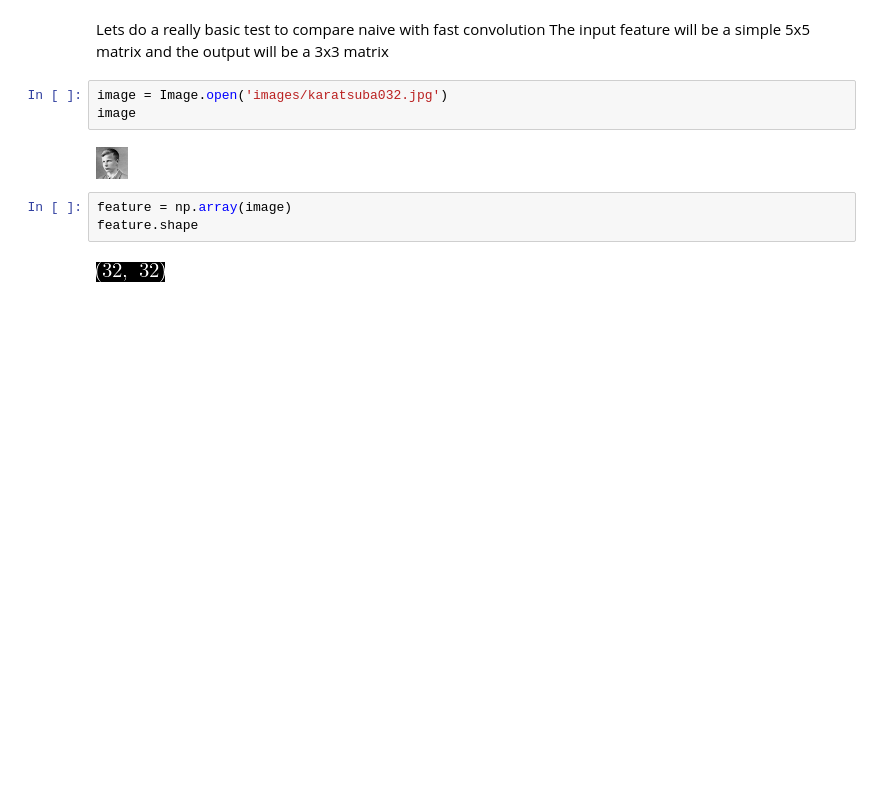
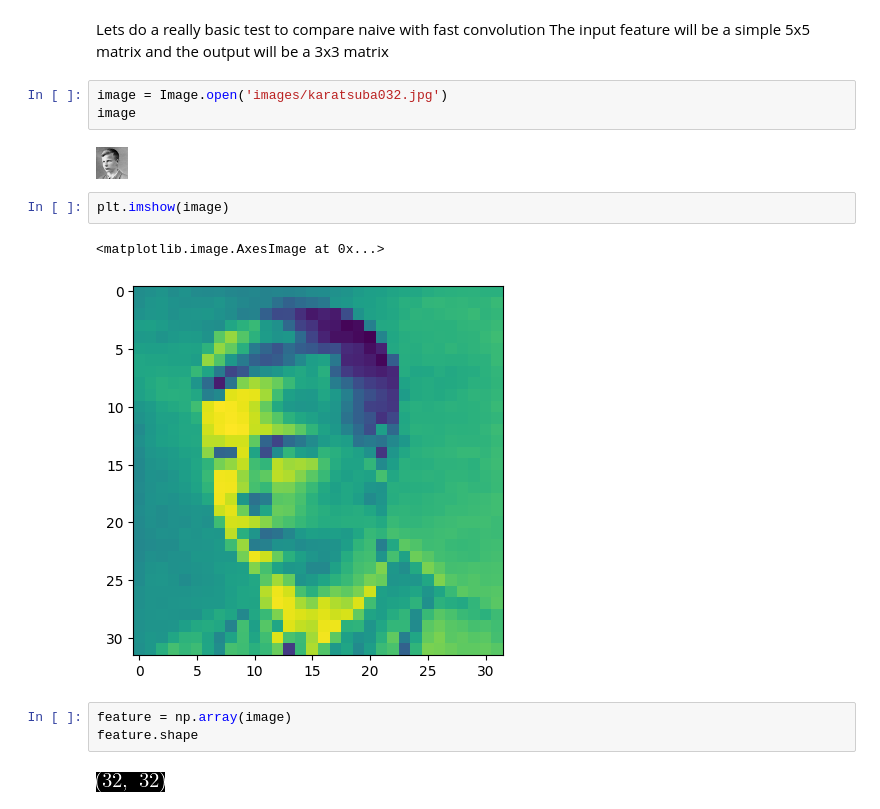
Before and after one commit to tarsioonofrio/fast-convolution-rtl, a Jupyter notebook: convolve_comparsion.ipynb, the cells around one changed output. Cells and saved outputs as stored; diff of their text form; blank space fills up the shorter version.

```diff
--- a/convolve_comparsion.ipynb
+++ b/convolve_comparsion.ipynb
@@ -24,6 +24,11 @@ image = Image.open('images/karatsuba032.jpg')
 image
 # %% [output]
 [figure]
+# %%
+plt.imshow(image)
+# %% [output]
+<matplotlib.image.AxesImage at 0x...>
+[figure, added]
 # %%
 feature = np.array(image)
 feature.shape
```
Also changed, not shown: parts of 26 cells of this notebook, 3 other files.
